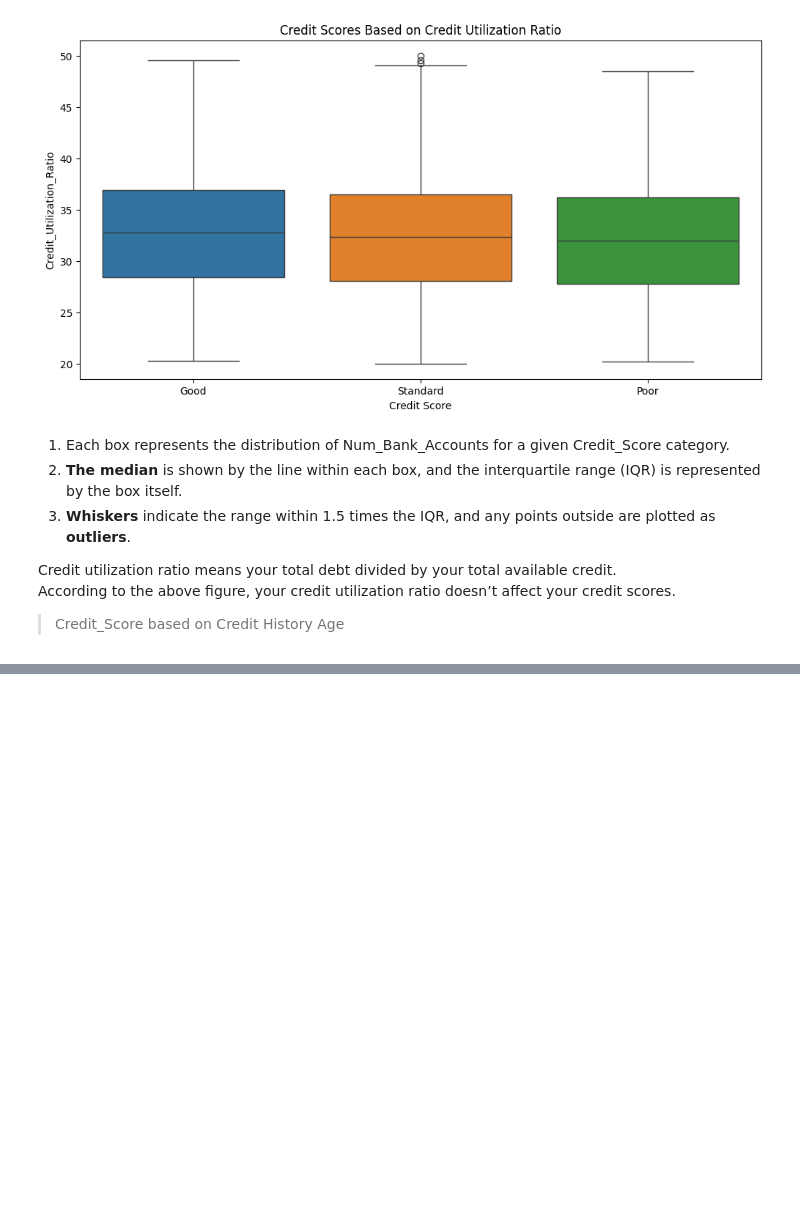
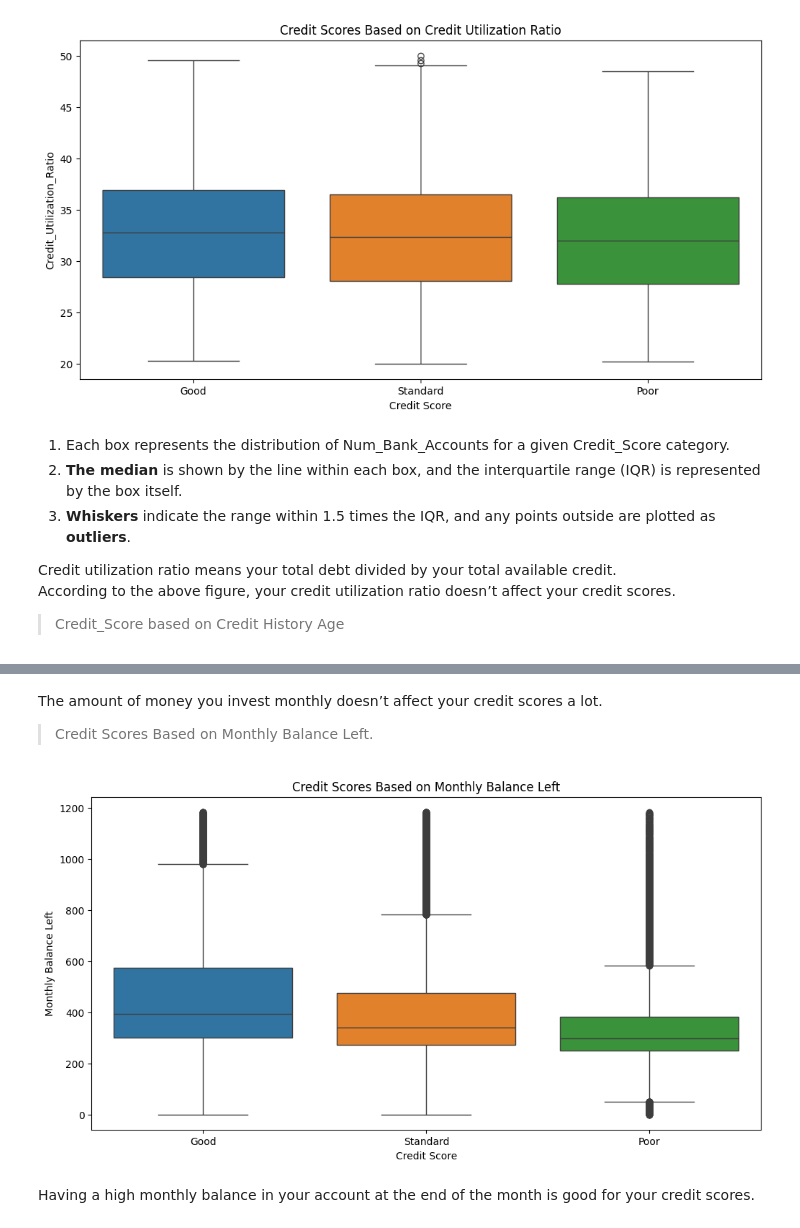
Before and after one commit to Darknight47/Data-Science-Project-01, a Jupyter notebook: credit_score_classification.ipynb, the cells around one changed output, grey strips where cells are left out. Drawn from its saved outputs; the diff is of its cells as text; code cells hidden in the pictures; blank space fills up the shorter version.

```diff
--- a/credit_score_classification.ipynb
+++ b/credit_score_classification.ipynb
@@ -351,0 +391,15 @@ According to the above figure, your credit utilization ratio doesn’t affect yo
+# %% [markdown]
+The amount of money you invest monthly doesn’t affect your credit scores a lot.
+
+> Credit Scores Based on Monthly Balance Left.
+# %%
+plt.figure(figsize=(12, 6))
+sns.boxplot(data=dataset, x='Credit_Score', y='Monthly_Balance', hue='Credit_Score')
+plt.title("Credit Scores Based on Monthly Balance Left")
+plt.xlabel('Credit Score')
+plt.ylabel('Monthly Balance Left')
+plt.show()
+# %% [output]
+[figure, added]
+# %% [markdown]
+Having a high monthly balance in your account at the end of the month is good for your credit scores.
```
Also changed, not shown: parts of 5 cells of this notebook.
